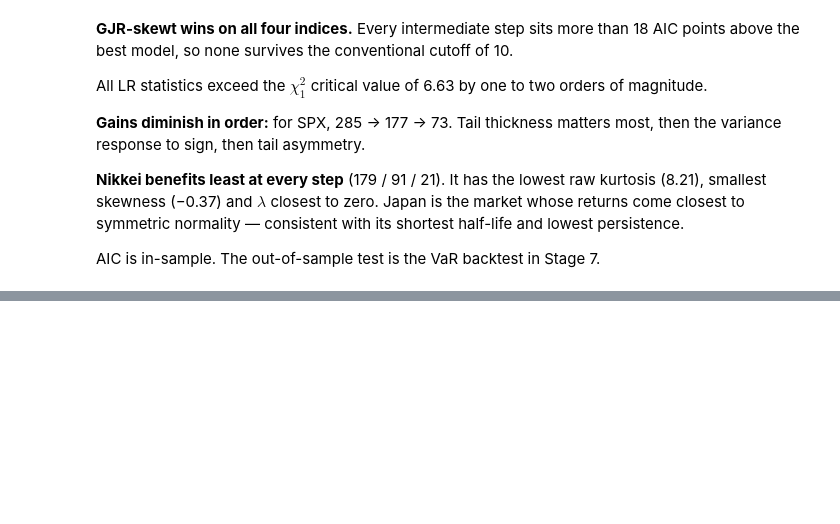
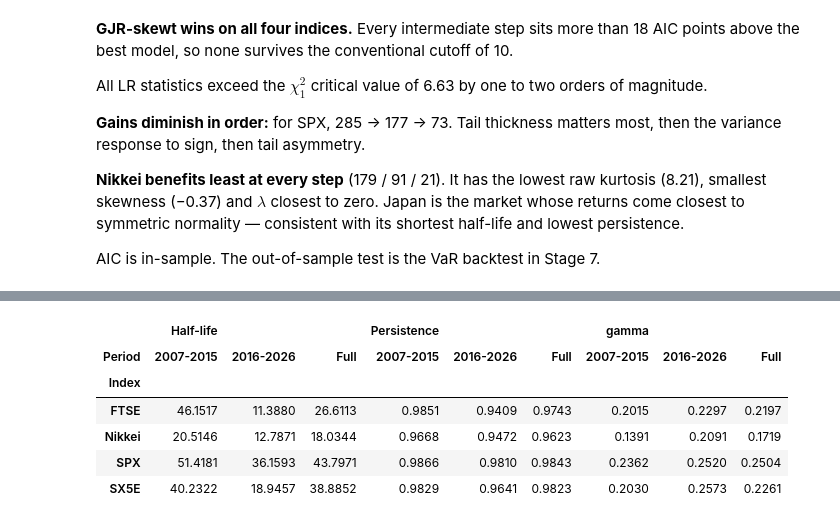
Before and after one commit to PeacoFoxy/StockMarket-Projects, a Jupyter notebook: garch_project/notebooks/garch_analysis.ipynb, the cells around one changed output, grey strips where cells are left out. Cells and saved outputs as stored; diff of their text form; code cells hidden in the pictures; blank space fills up the shorter version.

```diff
--- a/garch_project/notebooks/garch_analysis.ipynb
+++ b/garch_project/notebooks/garch_analysis.ipynb
@@ -1320,0 +1383,40 @@ AIC is in-sample. The out-of-sample test is the VaR backtest in Stage 7.
+# %%
+# Cell 24 — Sub-sample estimation
+
+SPLIT = "2016-01-01"
+periods = {
+    "2007-2015": lambda r: r.loc[:SPLIT],
+    "2016-2026": lambda r: r.loc[SPLIT:],
+    "Full": lambda r: r,
+}
+
+rows = []
+for period, slicer in periods.items():
+    for label, r in returns.items():
+        sub = slicer(r)
+        res = fit_garch(sub, p=1, o=1, q=1, dist="skewt")
+        p_ = res.params
+        persist = p_["alpha[1]"] + p_["gamma[1]"] / 2 + p_["beta[1]"]
+        rows.append({
+            "Period": period,
+            "Index": label,
+            "N": len(sub),
+            "gamma": p_["gamma[1]"],
+            "Persistence": persist,
+            "Half-life": half_life(persist),
+            "lambda": p_["lambda"],
+        })
+
+subsample = pd.DataFrame(rows).pivot_table(
+    index="Index", columns="Period",
+    values=["Persistence", "Half-life", "gamma"]
+).round(4)
+subsample
+# %% [output]
+|  | Half-life |  |  | Persistence |  |  | gamma |  |  |
+| Period | 2007-2015 | 2016-2026 | Full | 2007-2015 | 2016-2026 | Full | 2007-2015 | 2016-2026 | Full |
+| Index |  |  |  |  |  |  |  |  |  |
+| FTSE | 46.1517 | 11.3880 | 26.6113 | 0.9851 | 0.9409 | 0.9743 | 0.2015 | 0.2297 | 0.2197 |
+| Nikkei | 20.5146 | 12.7871 | 18.0344 | 0.9668 | 0.9472 | 0.9623 | 0.1391 | 0.2091 | 0.1719 |
+| SPX | 51.4181 | 36.1593 | 43.7971 | 0.9866 | 0.9810 | 0.9843 | 0.2362 | 0.2520 | 0.2504 |
+| SX5E | 40.2322 | 18.9457 | 38.8852 | 0.9829 | 0.9641 | 0.9823 | 0.2030 | 0.2573 | 0.2261 |
```
Also changed, not shown: parts of 10 cells of this notebook, 2 other files.
